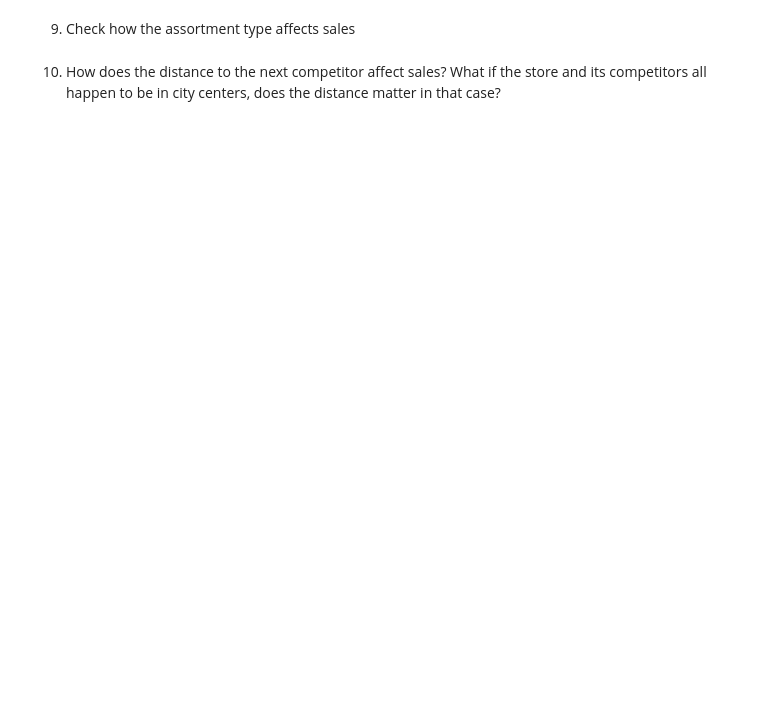
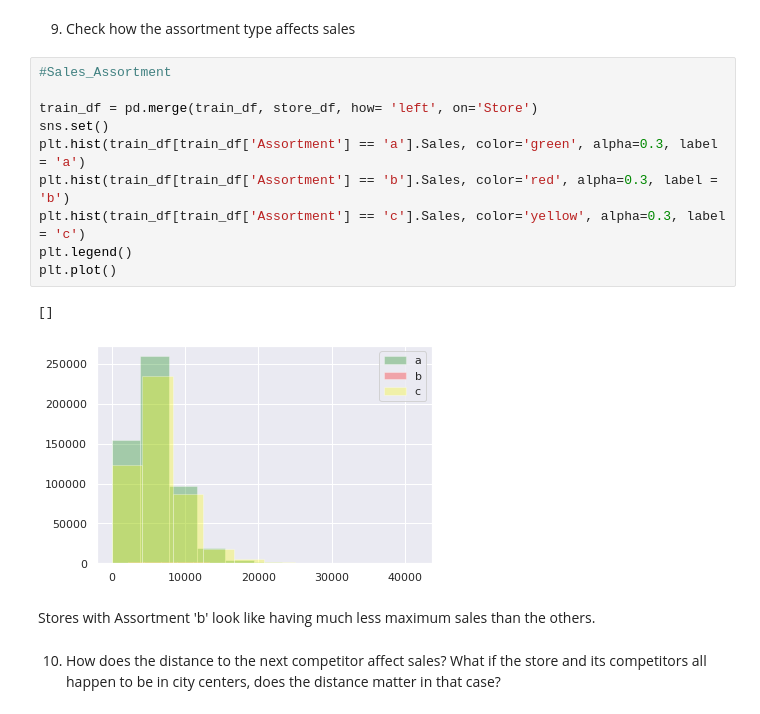
Before and after one commit to andyalex234/sales_forecasting, a Jupyter notebook: notebooks/eda.ipynb, the cells around one changed output. Drawn from its saved outputs; the diff is of its cells as text; blank space fills up the shorter version.

```diff
--- a/notebooks/eda.ipynb
+++ b/notebooks/eda.ipynb
@@ -245,4 +265,19 @@ sns.catplot(data=train_df, x="DayOfWeek", y="Sales", hue="Open", kind='point')
 # %% [markdown]
 9. Check how the assortment type affects sales
+# %%
+#Sales_Assortment
+
+train_df = pd.merge(train_df, store_df, how= 'left', on='Store')
+sns.set()
+plt.hist(train_df[train_df['Assortment'] == 'a'].Sales, color='green', alpha=0.3, label = 'a')
+plt.hist(train_df[train_df['Assortment'] == 'b'].Sales, color='red', alpha=0.3, label = 'b')
+plt.hist(train_df[train_df['Assortment'] == 'c'].Sales, color='yellow', alpha=0.3, label = 'c')
+plt.legend()
+plt.plot()
+# %% [output]
+[]
+[figure, added]
+# %% [markdown]
+Stores with Assortment 'b' look like having much less maximum sales than the others.
 # %% [markdown]
 10. How does the distance to the next competitor affect sales? What if the store and its competitors all happen to be in city centers, does the distance matter in that case?
```
Also changed, not shown: parts of 8 cells of this notebook, 7 other files.
